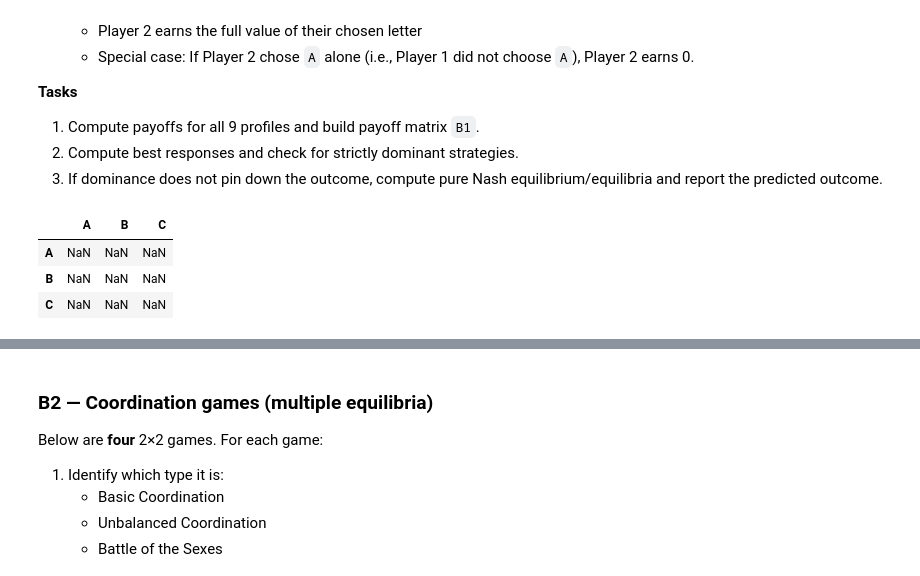
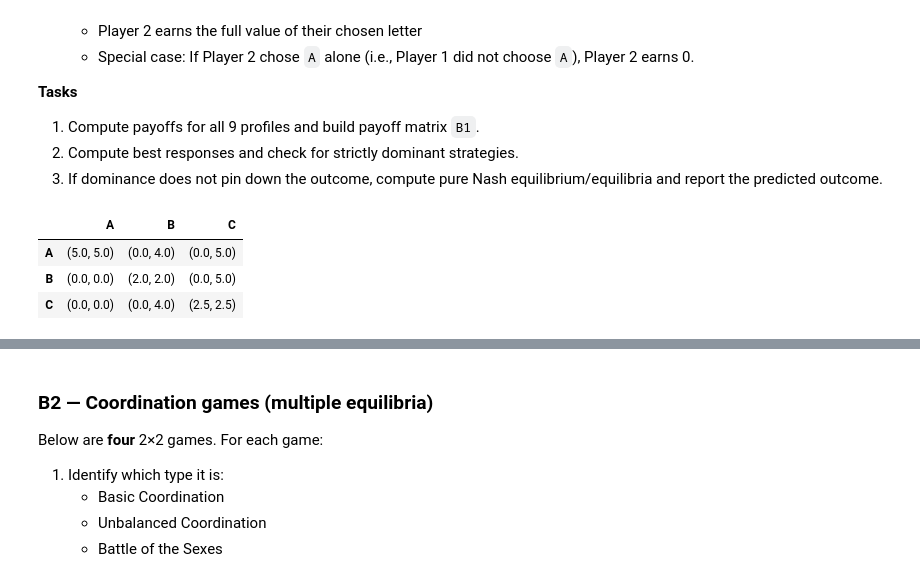
Before and after one commit to Guederas/CECS-427---Group-Project, a Jupyter notebook: Assignment4_427_Group_2.ipynb, the cells around one changed output, grey strips where cells are left out. Cells and saved outputs as stored; diff of their text form; code cells hidden in the pictures.

```diff
--- a/Assignment4_427_Group_2.ipynb
+++ b/Assignment4_427_Group_2.ipynb
@@ -259,22 +259,32 @@ Rules:
 # %%
 # Build payoff matrix
 
 actions = ["A", "B", "C"]
 values = {"A": 10, "B": 4, "C": 5}
 
 def payoff_B1(a1, a2):
     """Return (u1,u2) using the rules in B1."""
-    # TODO
-    pass
+    if a1 == a2:
+        val = values[a1] / 2.0
+        return (val, val)
+    else:
+        u1 = 0.0
+        if a2 == "A":
+            u2 = 0.0
+        else:
+            u2 = float(values[a2])
+        return (u1, u2)
 
 B1 = pd.DataFrame(index=actions, columns=actions, dtype=object)
-# TODO: fill B1 using payoff_B1
 
+for a1 in actions:
+    for a2 in actions:
+        B1.loc[a1, a2] = payoff_B1(a1, a2)
 B1
 # %% [output]
 |  | A | B | C |
-| A | NaN | NaN | NaN |
-| B | NaN | NaN | NaN |
-| C | NaN | NaN | NaN |
+| A | (5.0, 5.0) | (0.0, 4.0) | (0.0, 5.0) |
+| B | (0.0, 0.0) | (2.0, 2.0) | (0.0, 5.0) |
+| C | (0.0, 0.0) | (0.0, 4.0) | (2.5, 2.5) |
 # %%
 # Compute & display best responses, dominance, and Nash equilibria
```
Also changed, not shown: parts of 3 cells of this notebook.
